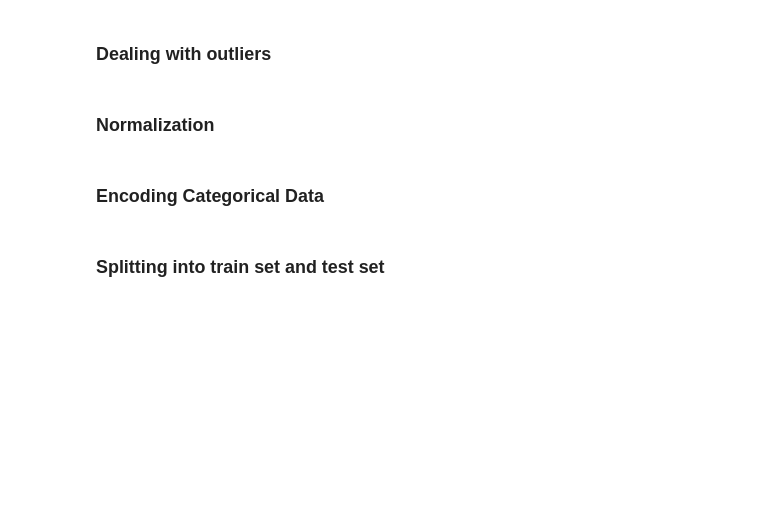
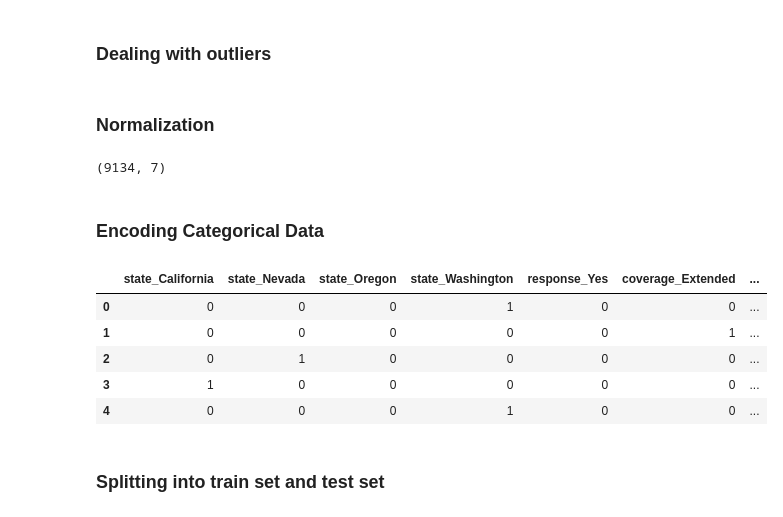
Before and after one commit to powerflo-data/lab-customer-analysis-final-round, a Jupyter notebook: files_for_lab/csv_files/lab-customer-analysis-final-round.ipynb, the cells around one changed output. Saved outputs shown, nothing was run; the diff lists cells and outputs as text; code cells hidden in the pictures; blank space fills up the shorter version.

```diff
--- a/files_for_lab/csv_files/lab-customer-analysis-final-round.ipynb
+++ b/files_for_lab/csv_files/lab-customer-analysis-final-round.ipynb
@@ -249,4 +324,22 @@ plt.show()
 # %% [markdown]
 ### Normalization #
+# %%
+Y = X_num['total_claim_amount']
+X_num = X_num.drop('total_claim_amount', axis=1)
+transformer = StandardScaler().fit(X_num)
+x_standardized = transformer.transform(X_num)
+print(x_standardized.shape)
+# %% [output]
+(9134, 7)
 # %% [markdown]
 ### Encoding Categorical Data #
+# %%
+encoded = pd.get_dummies(X_cat, drop_first=True)
+encoded.head()
+# %% [output]
+|  | state_California | state_Nevada | state_Oregon | state_Washington | response_Yes | coverage_Extended | ... |
+| 0 | 0 | 0 | 0 | 1 | 0 | 0 | ... |
+| 1 | 0 | 0 | 0 | 0 | 0 | 1 | ... |
+| 2 | 0 | 1 | 0 | 0 | 0 | 0 | ... |
+| 3 | 1 | 0 | 0 | 0 | 0 | 0 | ... |
+| 4 | 0 | 0 | 0 | 1 | 0 | 0 | ... |
```
Also changed, not shown: parts of 39 cells of this notebook.
